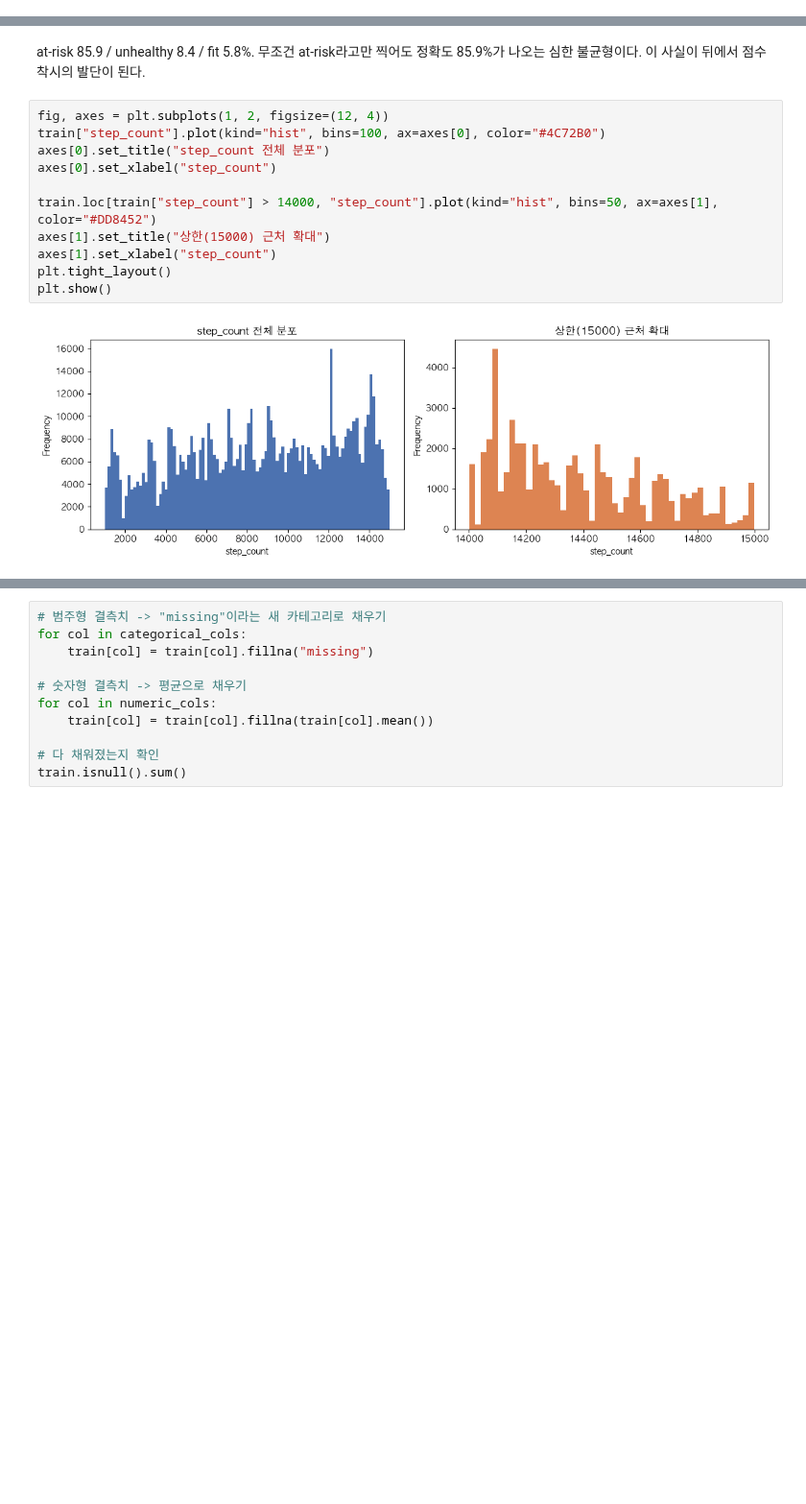
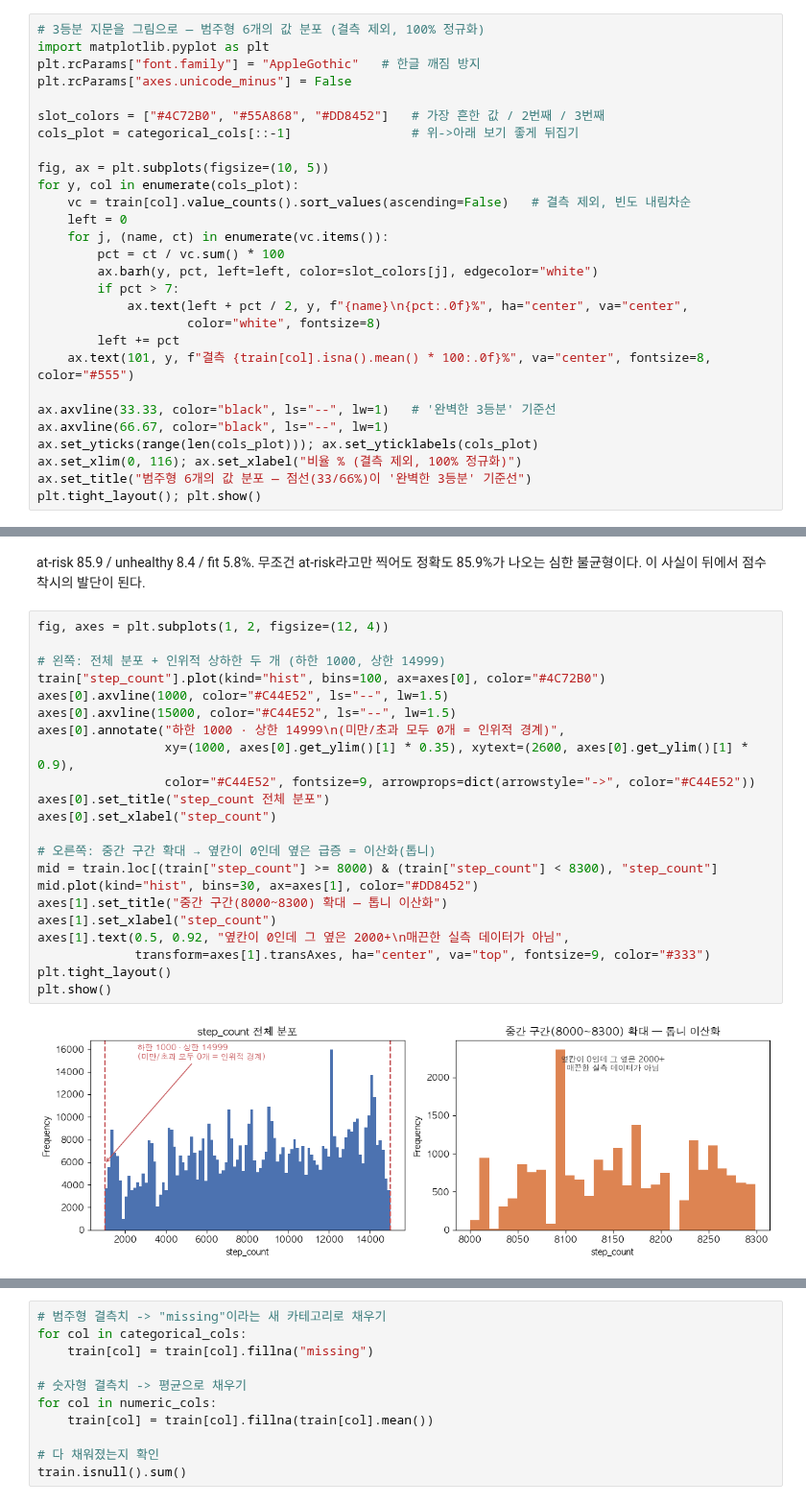
Before and after one commit to qoal1201/synthetic-society-research, a Jupyter notebook: foundations/student-health-risk.ipynb, the cells around one changed output, grey strips where cells are left out. Shown at 96% size. Cells and saved outputs as stored; diff of their text form; blank space fills up the shorter version.

```diff
--- a/foundations/student-health-risk.ipynb
+++ b/foundations/student-health-risk.ipynb
@@ -96,0 +135,28 @@ Name: count, dtype: int64
+# %%
+# 3등분 지문을 그림으로 — 범주형 6개의 값 분포 (결측 제외, 100% 정규화)
+import matplotlib.pyplot as plt
+plt.rcParams["font.family"] = "AppleGothic"   # 한글 깨짐 방지
+plt.rcParams["axes.unicode_minus"] = False
+
+slot_colors = ["#4C72B0", "#55A868", "#DD8452"]   # 가장 흔한 값 / 2번째 / 3번째
+cols_plot = categorical_cols[::-1]                # 위->아래 보기 좋게 뒤집기
+
+fig, ax = plt.subplots(figsize=(10, 5))
+for y, col in enumerate(cols_plot):
+    vc = train[col].value_counts().sort_values(ascending=False)   # 결측 제외, 빈도 내림차순
+    left = 0
+    for j, (name, ct) in enumerate(vc.items()):
+        pct = ct / vc.sum() * 100
+        ax.barh(y, pct, left=left, color=slot_colors[j], edgecolor="white")
+        if pct > 7:
+            ax.text(left + pct / 2, y, f"{name}\n{pct:.0f}%", ha="center", va="center",
+                    color="white", fontsize=8)
+        left += pct
+    ax.text(101, y, f"결측 {train[col].isna().mean() * 100:.0f}%", va="center", fontsize=8, color="#555")
+
+ax.axvline(33.33, color="black", ls="--", lw=1)   # '완벽한 3등분' 기준선
+ax.axvline(66.67, color="black", ls="--", lw=1)
+ax.set_yticks(range(len(cols_plot))); ax.set_yticklabels(cols_plot)
+ax.set_xlim(0, 116); ax.set_xlabel("비율 % (결측 제외, 100% 정규화)")
+ax.set_title("범주형 6개의 값 분포 — 점선(33/66%)이 '완벽한 3등분' 기준선")
+plt.tight_layout(); plt.show()
@@ -140,15 +222,26 @@ plt.show()
 at-risk 85.9 / unhealthy 8.4 / fit 5.8%. 무조건 at-risk라고만 찍어도 정확도 85.9%가 나오는 심한 불균형이다. 이 사실이 뒤에서 점수 착시의 발단이 된다.
 # %%
 fig, axes = plt.subplots(1, 2, figsize=(12, 4))
+
+# 왼쪽: 전체 분포 + 인위적 상하한 두 개 (하한 1000, 상한 14999)
 train["step_count"].plot(kind="hist", bins=100, ax=axes[0], color="#4C72B0")
+axes[0].axvline(1000, color="#C44E52", ls="--", lw=1.5)
+axes[0].axvline(15000, color="#C44E52", ls="--", lw=1.5)
+axes[0].annotate("하한 1000 · 상한 14999\n(미만/초과 모두 0개 = 인위적 경계)",
+                 xy=(1000, axes[0].get_ylim()[1] * 0.35), xytext=(2600, axes[0].get_ylim()[1] * 0.9),
+                 color="#C44E52", fontsize=9, arrowprops=dict(arrowstyle="->", color="#C44E52"))
 axes[0].set_title("step_count 전체 분포")
 axes[0].set_xlabel("step_count")
 
-train.loc[train["step_count"] > 14000, "step_count"].plot(kind="hist", bins=50, ax=axes[1], color="#DD8452")
-axes[1].set_title("상한(15000) 근처 확대")
+# 오른쪽: 중간 구간 확대 → 옆칸이 0인데 옆은 급증 = 이산화(톱니)
+mid = train.loc[(train["step_count"] >= 8000) & (train["step_count"] < 8300), "step_count"]
+mid.plot(kind="hist", bins=30, ax=axes[1], color="#DD8452")
+axes[1].set_title("중간 구간(8000~8300) 확대 — 톱니 이산화")
 axes[1].set_xlabel("step_count")
+axes[1].text(0.5, 0.92, "옆칸이 0인데 그 옆은 2000+\n매끈한 실측 데이터가 아님",
+             transform=axes[1].transAxes, ha="center", va="top", fontsize=9, color="#333")
 plt.tight_layout()
 plt.show()
 # %% [output]
-[figure, old version]
+[figure, new version]
 # %% [markdown]
```
Also changed, not shown: parts of 97 cells of this notebook, 1 other file.
